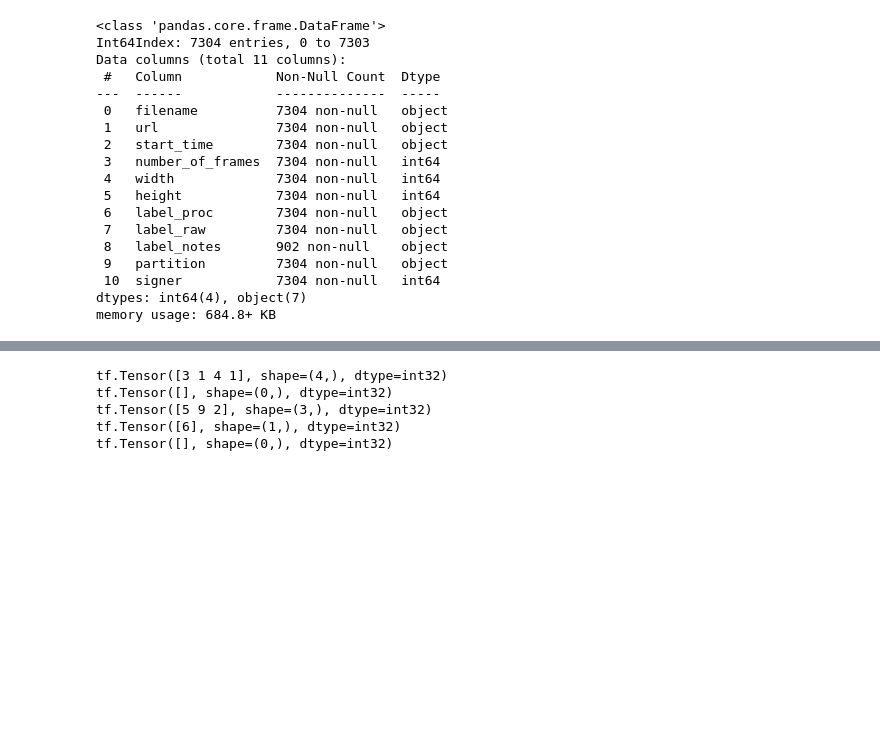
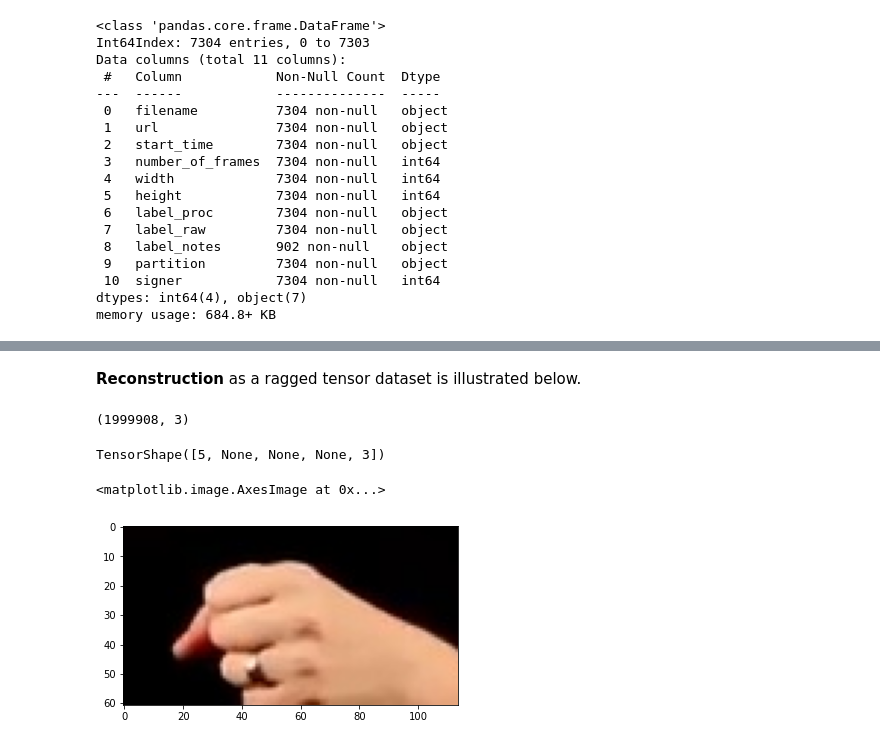
Before and after one commit to farbere/Runarljod, a Jupyter notebook: hand_processing.ipynb, the cells around one changed output, grey strips where cells are left out. Cells and saved outputs as stored; diff of their text form; code cells hidden in the pictures; blank space fills up the shorter version.

```diff
--- a/hand_processing.ipynb
+++ b/hand_processing.ipynb
@@ -831,20 +729,0 @@ ValueError: operands could not be broadcast together with shapes (125,83,3) (122
-# %%
-# I could not reproduce the bug by just processing through the frames in the exceptional sequence
-for j in range(10):
-    hands_two.reset()
-    for frame in Path("ChicagoFSWild/frames/aslized/elsie_stecker_000"+str(j)).iterdir():
-        img = cv.cvtColor(cv.imread(frame), cv.COLOR_BGR2RGB)
-for j in range(10,34):
-    hands_two.reset()
-    for frame in Path("ChicagoFSWild/frames/aslized/elsie_stecker_00"+str(j)).iterdir():
-        img = cv.cvtColor(cv.imread(frame), cv.COLOR_BGR2RGB)
-
-hands_two.reset()
-img = cv.cvtColor(cv.imread("ChicagoFSWild/frames/aslized/elsie_stecker_0034/0001.jpg"), cv.COLOR_BGR2RGB)
-hands_two.process(img)
-img = cv.cvtColor(cv.imread("ChicagoFSWild/frames/aslized/elsie_stecker_0034/0002.jpg"), cv.COLOR_BGR2RGB)
-hands_two.process(img)
-img = cv.cvtColor(cv.imread("ChicagoFSWild/frames/aslized/elsie_stecker_0034/0003.jpg"), cv.COLOR_BGR2RGB)
-hands_two.process(img)
-img = cv.cvtColor(cv.imread("ChicagoFSWild/frames/aslized/elsie_stecker_0034/0004.jpg"), cv.COLOR_BGR2RGB)
-results = hands_two.process(img)
@@ -854,0 +844,2 @@ len(results.multi_hand_landmarks)
+# %% [markdown]
+<b>Reconstruction</b> as a ragged tensor dataset is illustrated below.
@@ -855,17 +848,31 @@ len(results.multi_hand_landmarks)
+# %%
+seqs = 5
+frame_counts = cfsw['number_of_frames'][0:seqs]
+frame_count = frame_counts.sum()
+small_img_set = images['train'][0][0:frame_count]
+flat_img_set = np.array(list(chain(*chain.from_iterable(small_img_set))))
+flat_img_set.shape
+# %% [output]
+(1999908, 3)
+# %%
+frame_heights = [dim[0] for dim in dims['train'][0][0:frame_count]]
+frame_widths = [dim[1] for dim in dims['train'][0][0:frame_count]]
+temp = [[frame_widths[j]]*frame_heights[j] for j in range(frame_count)]
+by_widths = list(chain.from_iterable(temp))
+# %%
+reconstruct = tf.RaggedTensor.from_row_lengths(tf.RaggedTensor.from_row_lengths(tf.RaggedTensor.from_row_lengths(flat_img_set,
+                                                                                                                 by_widths),
+                                                                                  frame_heights),
+                                                  frame_counts)
+reconstruct.get_shape()
+# %% [output]
+TensorShape([5, None, None, None, 3])
+# %%
+plt.imshow(reconstruct.to_list()[0][0])
+# %% [output]
+<matplotlib.image.AxesImage at 0x...>
+[figure, added]
 # %%
-# to get to a ragged tensor dataset, make (1) a flattened array of values, ie the concatenation of all the sub-arrays
-#  of variable size, and (2) a vector of row splits, indicating the position of the first element of each sub-array
-
-# eg:
-import tensorflow as tf
-values = [3, 1, 4, 1, 5, 9, 2, 6]
-thing = tf.RaggedTensor.from_row_splits(values, row_splits=[0,4, 4, 7, 8, 8])
-newthing = tf.data.Dataset.from_tensor_slices(thing)
-for elt in newthing:
-    print(elt)
+reconstructed_data = tf.data.Dataset.from_tensor_slices(reconstruct)
+sample_tensor = reconstructed_data.take(1)
+sample_set = [seq for seq in sample_tensor]
-# %% [output]
-tf.Tensor([3 1 4 1], shape=(4,), dtype=int32)
-tf.Tensor([], shape=(0,), dtype=int32)
-tf.Tensor([5 9 2], shape=(3,), dtype=int32)
-tf.Tensor([6], shape=(1,), dtype=int32)
-tf.Tensor([], shape=(0,), dtype=int32)
```
Also changed, not shown: parts of 34 cells of this notebook.
